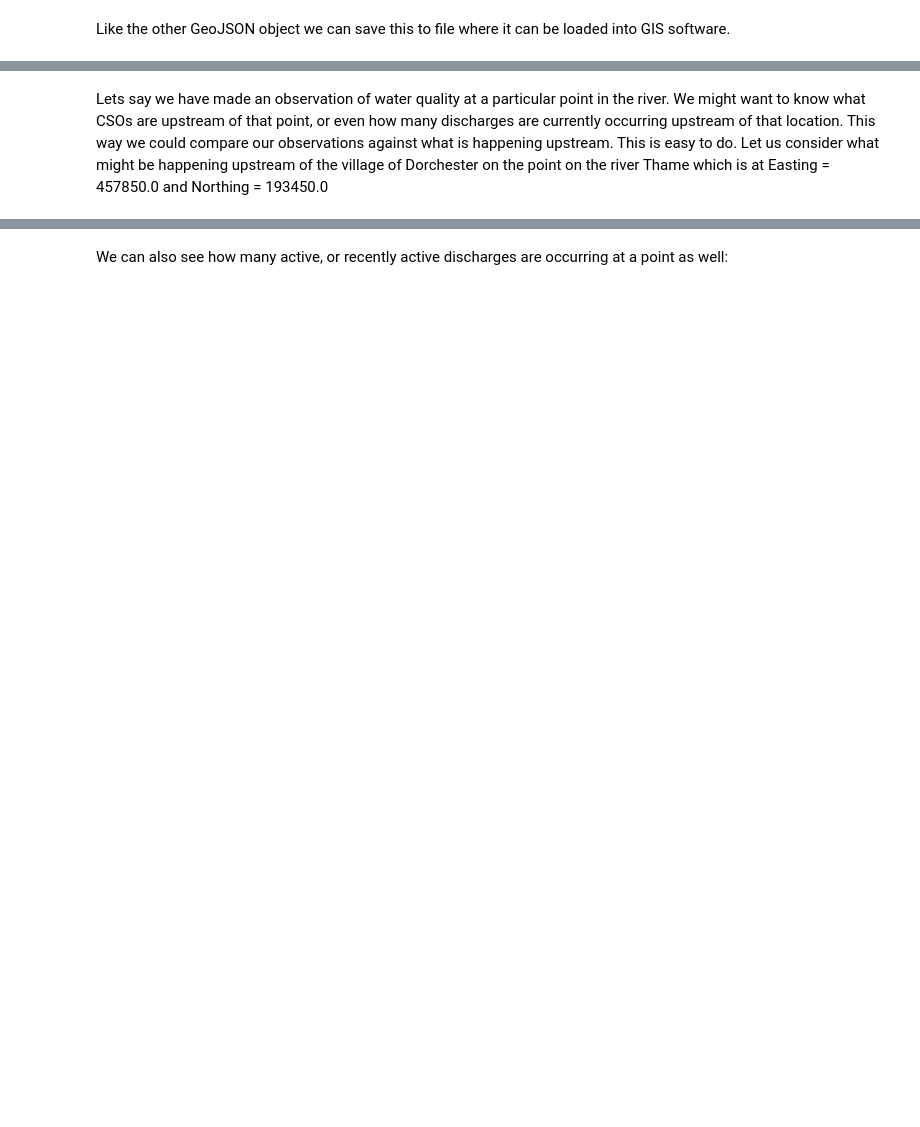
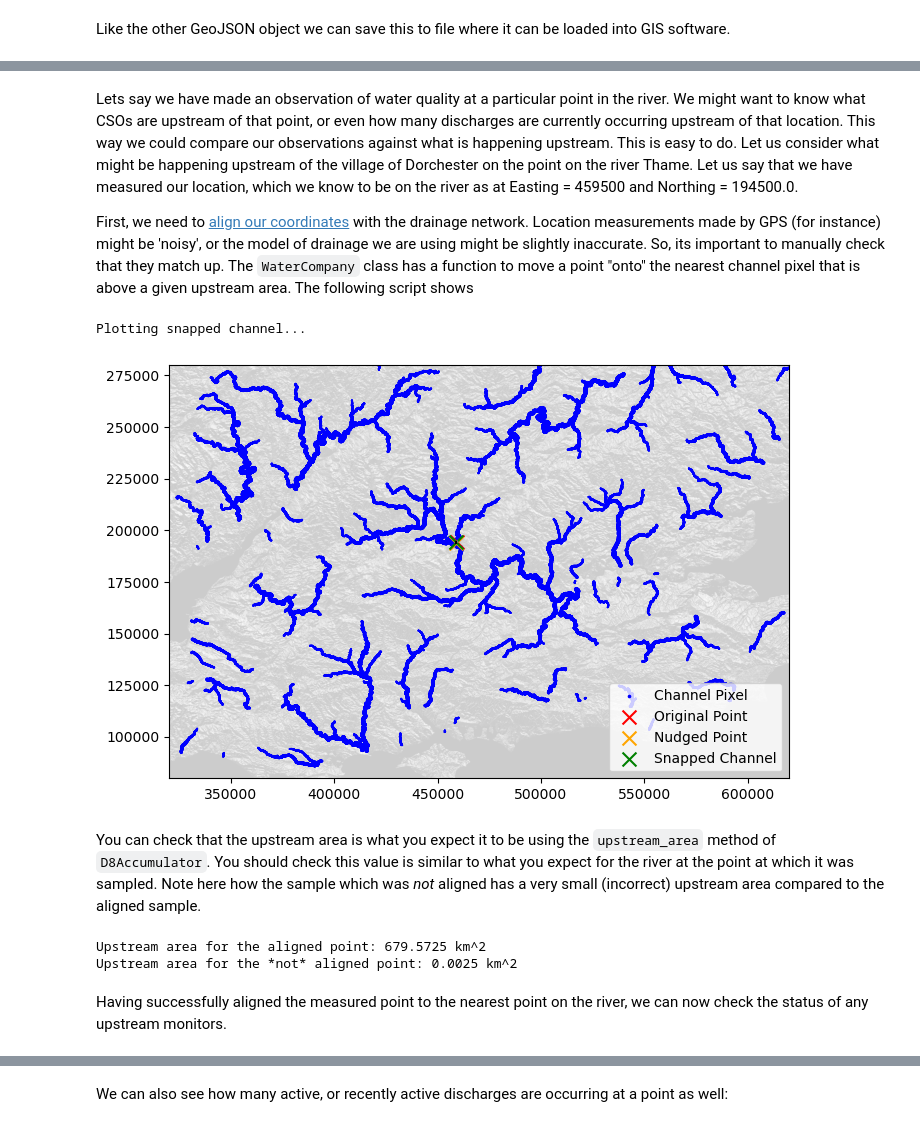
Before and after one commit to AlexLipp/POOPy, a Jupyter notebook: examples/current_status.ipynb, the cells around one changed output, grey strips where cells are left out. Saved outputs shown, nothing was run; the diff lists cells and outputs as text; code cells hidden in the pictures; blank space fills up the shorter version.

Commit message:
Add a snap to drainage function

```diff
--- a/examples/current_status.ipynb
+++ b/examples/current_status.ipynb
@@ -216,3 +216,32 @@ Saving to file: ThamesWater250805172910_info.geojson
 # %% [markdown]
-Lets say we have made an observation of water quality at a particular point in the river. We might want to know what CSOs are upstream of that point, or even how many discharges are currently occurring upstream of that location. This way we could compare our observations against what is happening upstream. This is easy to do. Let us consider what might be happening upstream of the village of Dorchester on the point on the river Thame which is at Easting = 457850.0 and Northing = 193450.0
+Lets say we have made an observation of water quality at a particular point in the river. We might want to know what CSOs are upstream of that point, or even how many discharges are currently occurring upstream of that location. This way we could compare our observations against what is happening upstream. This is easy to do. Let us consider what might be happening upstream of the village of Dorchester on the point on the river Thame. Let us say that we have measured our location, which we know to be on the river as at Easting = 459500 and Northing = 194500.0.
+
+First, we need to [align our coordinates](https://agupubs.onlinelibrary.wiley.com/doi/10.1029/2007WR006507) with the drainage network. Location measurements made by GPS (for instance) might be 'noisy', or the model of drainage we are using might be slightly inaccurate. So, its important to manually check that they match up. The `WaterCompany` class has a function to move a point "onto" the nearest channel pixel that is above a given upstream area. The following script shows
+# %%
+x, y =  459500.0, 194500.0 # Observation made at Dorchester on the River Thame, which might be 'noisy' and needs to be aligned
+area_threshold = 1e8 # 10 square kilometres. We want to move the measured point to the nearest point on the river with an area greater than this...
+
+# The following plot is best viewed when you can zoom in, so, try running it with "%matplotlib widget" to make it interactive and zoom right in on the point...
+# %matplotlib widget
+x_aligned, y_aligned = tw.snap_to_drainage((x,y),
+                                        area_threshold = area_threshold,
+                                        plot = True, # Visualise the snapped point to check it is correct
+                                        nudge_xy=(-750,-500) # Nudge the point slightly to account for any misalignment. This value can be adjusted as needed
+                                        )
+# %% [output]
+Plotting snapped channel...
+[figure, added]
+# %% [markdown]
+You can check that the upstream area is what you expect it to be using the `upstream_area` method of `D8Accumulator`. You should check this value is similar to what you expect for the river at the point at which it was sampled. Note here how the sample which was *not* aligned has a very small (incorrect) upstream area compared to the aligned sample.
+# %%
+upstream_area = tw.accumulator.upstream_area(x_aligned, y_aligned)
+print(f"Upstream area for the aligned point: {upstream_area / 1e6} km^2")
+
+upstream_area = tw.accumulator.upstream_area(x, y)
+print(f"Upstream area for the *not* aligned point: {upstream_area / 1e6} km^2")
+# %% [output]
+Upstream area for the aligned point: 679.5725 km^2
+Upstream area for the *not* aligned point: 0.0025 km^2
+# %% [markdown]
+Having successfully aligned the measured point to the nearest point on the river, we can now check the status of any upstream monitors.
 # %%
```
Also changed, not shown: parts of 17 cells of this notebook, 2 other files.
